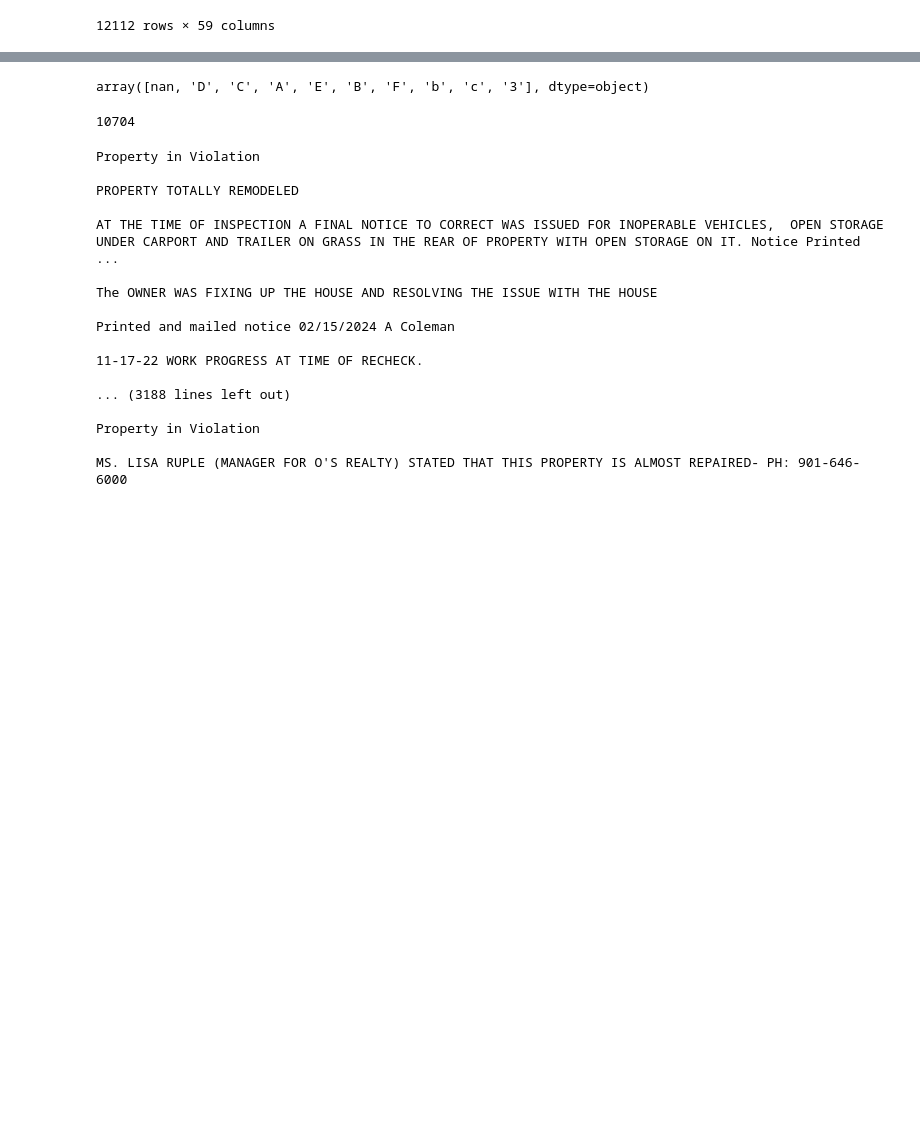
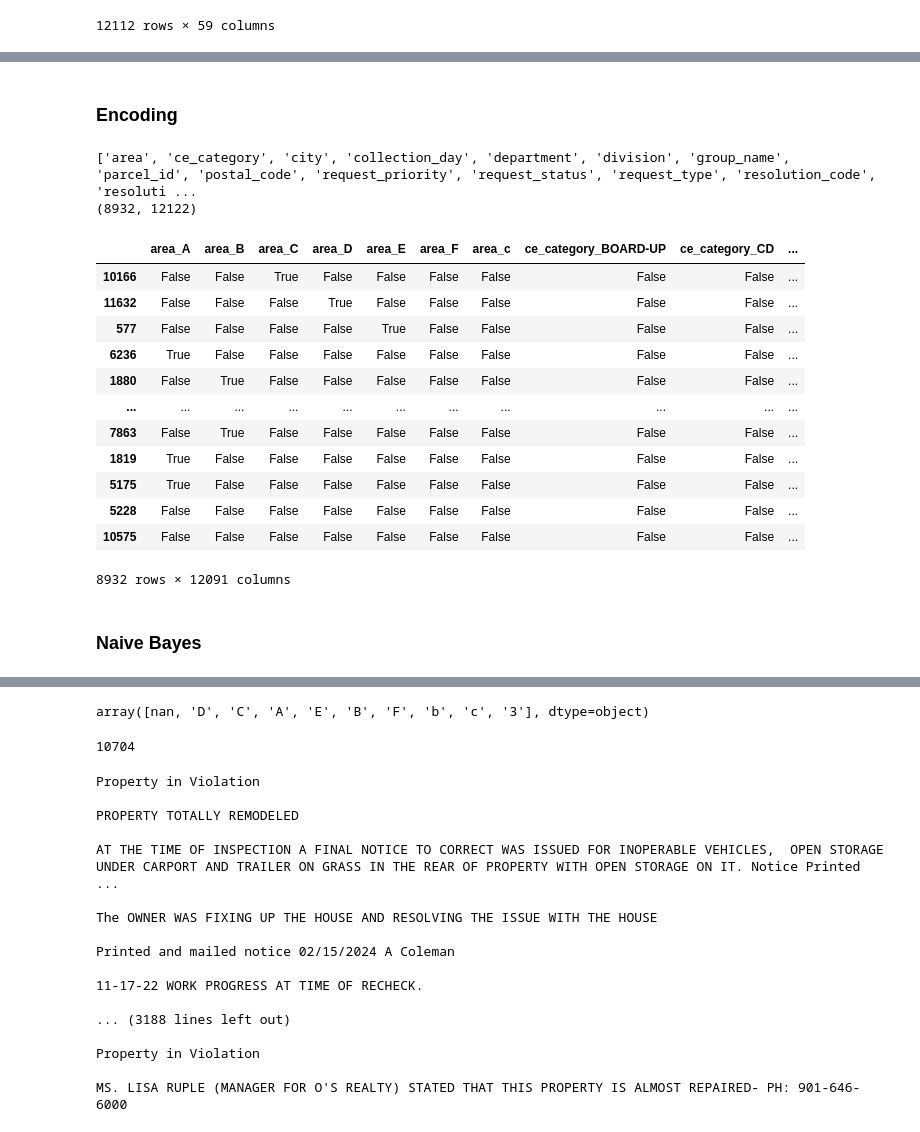
Before and after one commit to EddiePueb1/Open_311_Data_Analysis, a Jupyter notebook: data_analysis_311.ipynb, the cells around one changed output, grey strips where cells are left out. Cells and saved outputs as stored; diff of their text form; code cells hidden in the pictures; blank space fills up the shorter version.

```diff
--- a/data_analysis_311.ipynb
+++ b/data_analysis_311.ipynb
@@ -282 +264,53 @@ Total instances: 6236
+# %% [markdown]
+### Encoding
+# %%
+
+# Encoding libraries
+from sklearn.preprocessing import OneHotEncoder
+from sklearn.compose import ColumnTransformer
+
+#Algorithm libraries
+from sklearn.model_selection import train_test_split
+from sklearn.naive_bayes import GaussianNB
+
+
+# Statistical Data
+from sklearn.metrics import classification_report
+
+
+categorical_features = [col for col in raw_data.columns if raw_data[col].dtype == 'object' and col != 'category']
+print(categorical_features)
+
+one_hot = OneHotEncoder()
+transformer = ColumnTransformer([("one_hot", one_hot, categorical_features)], remainder="passthrough")
+
+X = raw_data.drop('category', axis=1)
+y = raw_data['category']
+
+transformed_X = transformer.fit_transform(X)
+print(transformed_X.shape)
+transformed_X = pd.DataFrame(transformed_X)
+
+# transformed_X.head()
+
+dummies = pd.get_dummies(raw_data[categorical_features])
+dummies
+# %% [output]
+['area', 'ce_category', 'city', 'collection_day', 'department', 'division', 'group_name', 'parcel_id', 'postal_code', 'request_priority', 'request_status', 'request_type', 'resolution_code', 'resoluti ...
+(8932, 12122)
+|  | area_A | area_B | area_C | area_D | area_E | area_F | area_c | ce_category_BOARD-UP | ce_category_CD | ... |
+| 10166 | False | False | True | False | False | False | False | False | False | ... |
+| 11632 | False | False | False | True | False | False | False | False | False | ... |
+| 577 | False | False | False | False | True | False | False | False | False | ... |
+| 6236 | True | False | False | False | False | False | False | False | False | ... |
+| 1880 | False | True | False | False | False | False | False | False | False | ... |
+| ... | ... | ... | ... | ... | ... | ... | ... | ... | ... | ... |
+| 7863 | False | True | False | False | False | False | False | False | False | ... |
+| 1819 | True | False | False | False | False | False | False | False | False | ... |
+| 5175 | True | False | False | False | False | False | False | False | False | ... |
+| 5228 | False | False | False | False | False | False | False | False | False | ... |
+| 10575 | False | False | False | False | False | False | False | False | False | ... |
+8932 rows × 12091 columns
+# %% [markdown]
+### Naive Bayes
 # %%
```
Also changed, not shown: parts of 11 cells of this notebook.
